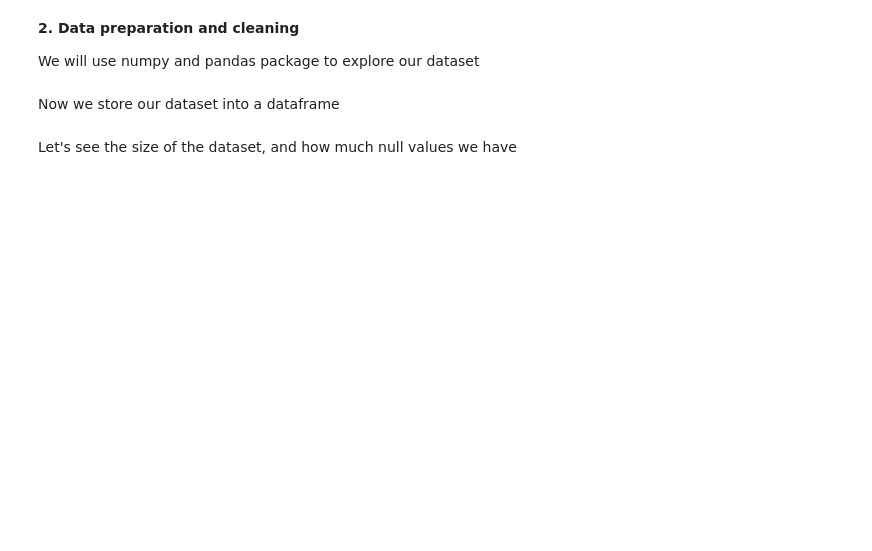
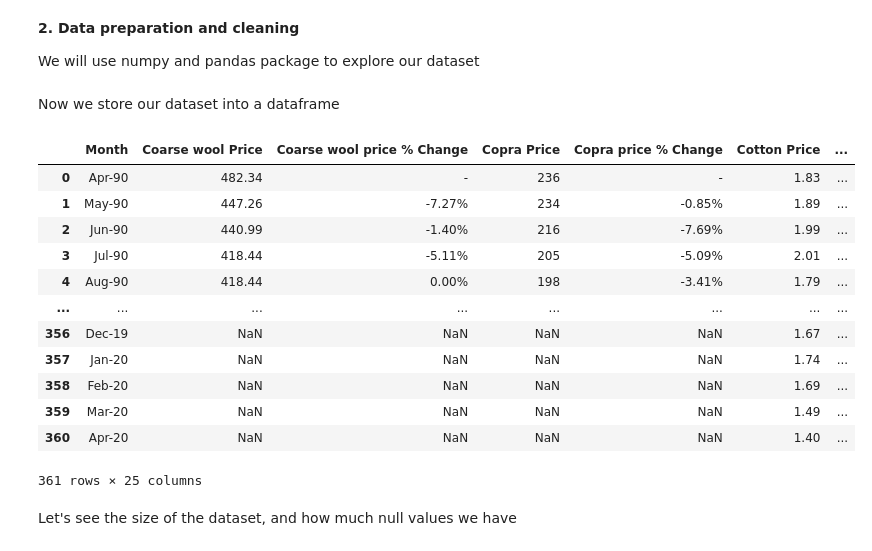
Before and after one commit to Bennybeams/DataExplorationPython, a Jupyter notebook: Data_Exploration.ipynb, the cells around one changed output. Drawn from its saved outputs; the diff is of its cells as text; code cells hidden in the pictures; blank space fills up the shorter version.

```diff
--- a/Data_Exploration.ipynb
+++ b/Data_Exploration.ipynb
@@ -31,6 +48,21 @@ import pandas as pd
 Now we store our dataset into a dataframe
 # %%
 df=pd.read_csv('./agricultural-raw-material-prices-19902020/agricultural_raw_material.csv')
+df
+# %% [output]
+|  | Month | Coarse wool Price | Coarse wool price % Change | Copra Price | Copra price % Change | Cotton Price | ... |
+| 0 | Apr-90 | 482.34 | - | 236 | - | 1.83 | ... |
+| 1 | May-90 | 447.26 | -7.27% | 234 | -0.85% | 1.89 | ... |
+| 2 | Jun-90 | 440.99 | -1.40% | 216 | -7.69% | 1.99 | ... |
+| 3 | Jul-90 | 418.44 | -5.11% | 205 | -5.09% | 2.01 | ... |
+| 4 | Aug-90 | 418.44 | 0.00% | 198 | -3.41% | 1.79 | ... |
+| ... | ... | ... | ... | ... | ... | ... | ... |
+| 356 | Dec-19 | NaN | NaN | NaN | NaN | 1.67 | ... |
+| 357 | Jan-20 | NaN | NaN | NaN | NaN | 1.74 | ... |
+| 358 | Feb-20 | NaN | NaN | NaN | NaN | 1.69 | ... |
+| 359 | Mar-20 | NaN | NaN | NaN | NaN | 1.49 | ... |
+| 360 | Apr-20 | NaN | NaN | NaN | NaN | 1.40 | ... |
+361 rows × 25 columns
 # %% [markdown]
 Let's see the size of the dataset, and how much null values we have
 # %%
```
Also changed, not shown: parts of 24 cells of this notebook.
